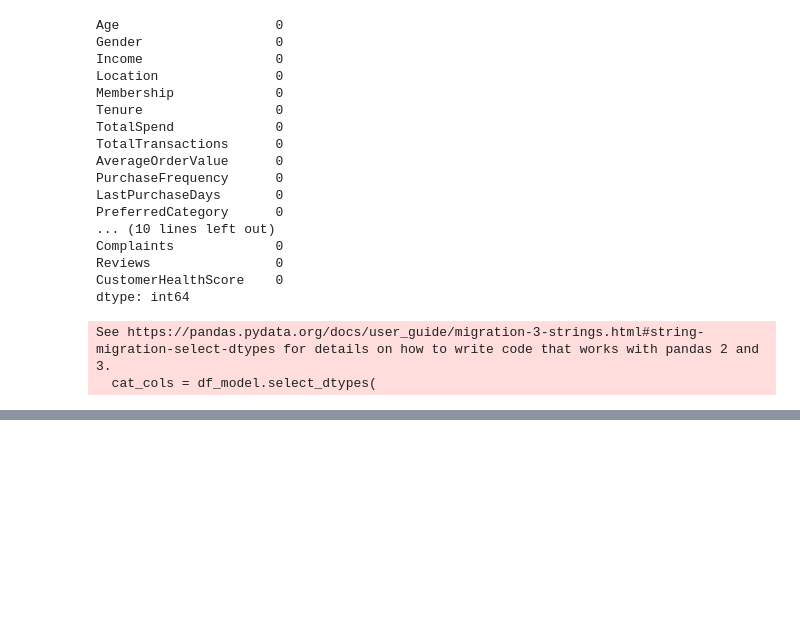
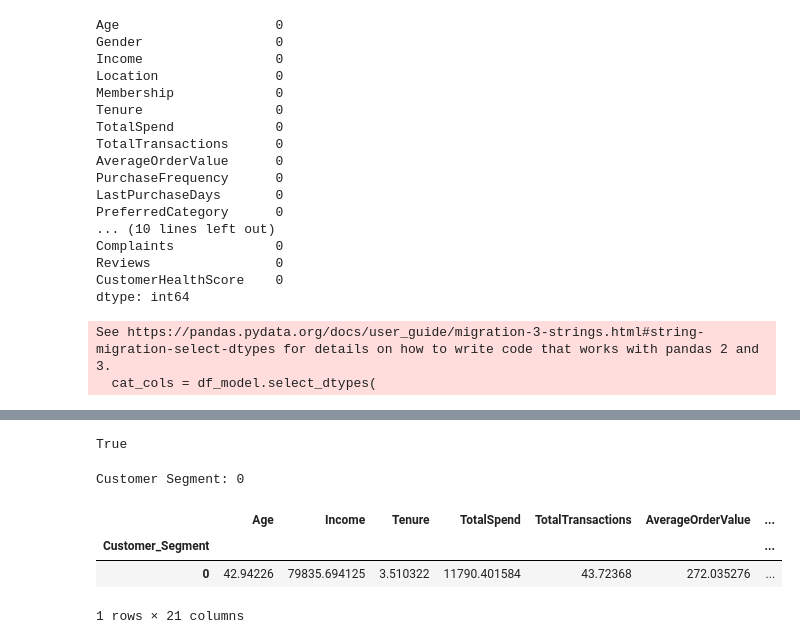
Before and after one commit to ashishpatel3630-art/PRISM_AI_Models, a Jupyter notebook: PRISM-AI/notebooks/03_SegmentationV(2).ipynb, the cells around one changed output, grey strips where cells are left out. Cells and saved outputs as stored; diff of their text form; code cells hidden in the pictures; blank space fills up the shorter version.

```diff
--- a/PRISM-AI/notebooks/03_SegmentationV(2).ipynb
+++ b/PRISM-AI/notebooks/03_SegmentationV(2).ipynb
@@ -117,0 +157,5 @@ for col in cat_cols:
+# %%
+X=df_model[features]
+
+
+X.shape
@@ -117,0 +164,5 @@ for col in cat_cols:
+# %%
+from sklearn.preprocessing import StandardScaler
+
+scaler=StandardScaler()
+X_scaled=scaler.fit_transform(X)
@@ -117,0 +249,15 @@ for col in cat_cols:
+# %%
+segment_names={
+
+0:"Premium Loyal Customers",
+
+1:"Regular Customers",
+
+2:"At Risk Customers"
+
+}
+
+
+df["Segment_Name"]=df[
+"Customer_Segment"
+].map(segment_names)
@@ -117,0 +405,32 @@ for col in cat_cols:
+# %%
+new_customer.columns.equals(X.columns)
+# %% [output]
+True
+# %%
+new_scaled = scaler.transform(
+    new_customer
+)
+
+
+prediction = final_model.predict(
+    new_scaled
+)
+
+
+print(
+    "Customer Segment:",
+    prediction[0]
+)
+# %% [output]
+Customer Segment: 0
+# %%
+segment_analysis = df.groupby(
+    "Customer_Segment"
+)[X.columns].mean()
+
+segment_analysis
+# %% [output]
+|  | Age | Income | Tenure | TotalSpend | TotalTransactions | AverageOrderValue | ... |
+| Customer_Segment |  |  |  |  |  |  | ... |
+| 0 | 42.94226 | 79835.694125 | 3.510322 | 11790.401584 | 43.72368 | 272.035276 | ... |
+1 rows × 21 columns
```
Also changed, not shown: parts of 35 cells of this notebook, 2 other files.
